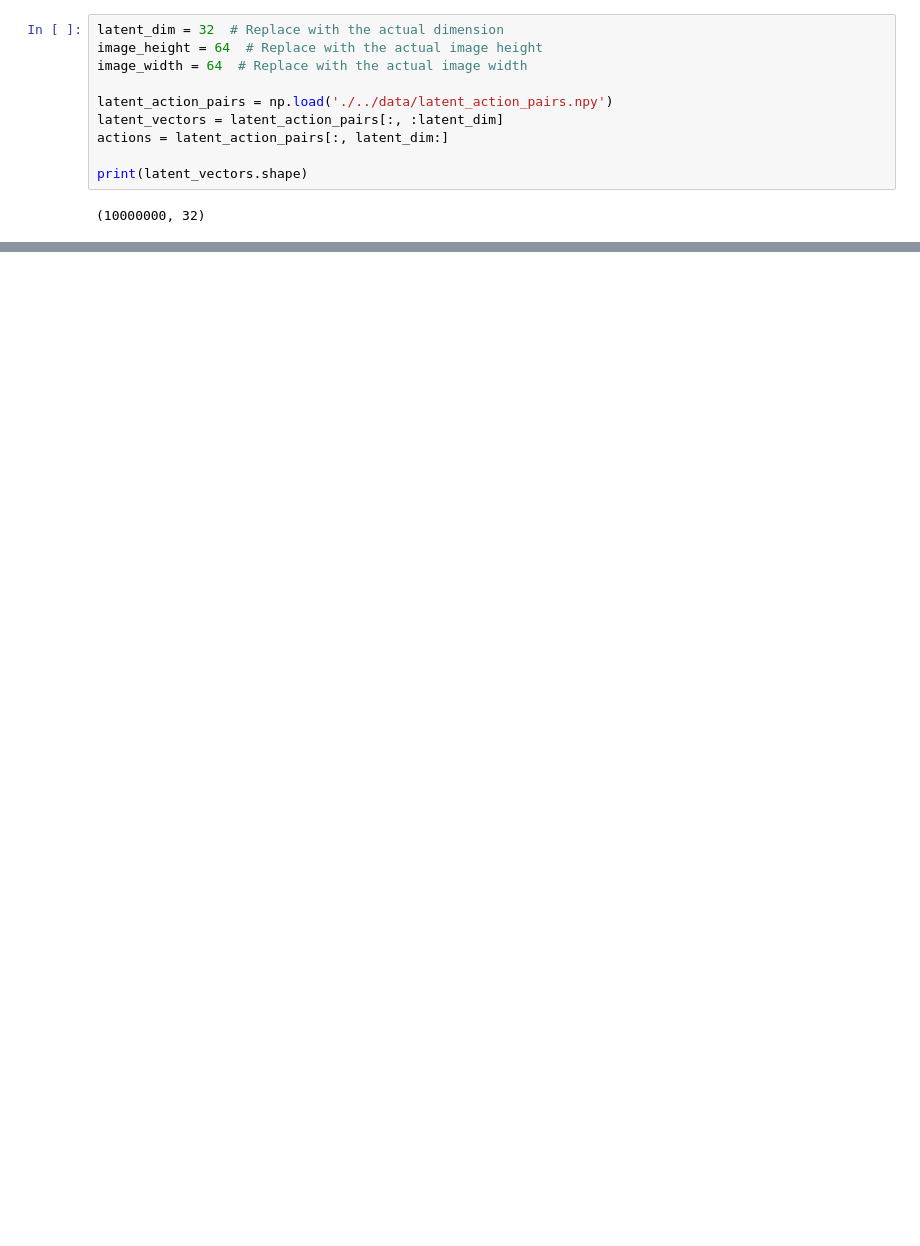
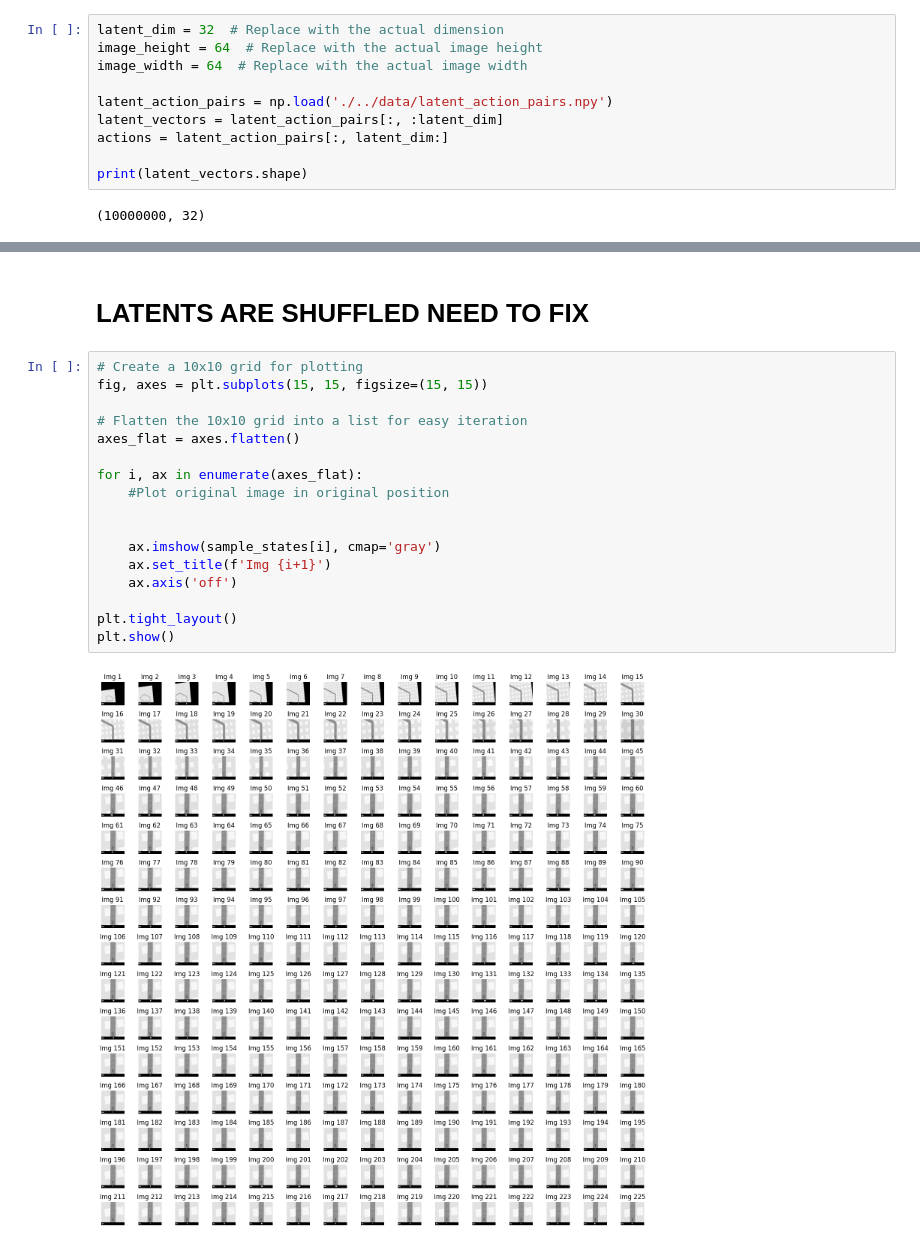
Before and after one commit to Dean-vA/World-Models, a Jupyter notebook: worldmodels1/notebooks/explore_data.ipynb, the cells around one changed output, grey strips where cells are left out. Cells and saved outputs as stored; diff of their text form; blank space fills up the shorter version.

```diff
--- a/worldmodels1/notebooks/explore_data.ipynb
+++ b/worldmodels1/notebooks/explore_data.ipynb
@@ -276 +395,22 @@ plt.show()
+# %% [markdown]
+# LATENTS ARE SHUFFLED NEED TO FIX
+# %%
+# Create a 10x10 grid for plotting
+fig, axes = plt.subplots(15, 15, figsize=(15, 15))
+
+# Flatten the 10x10 grid into a list for easy iteration
+axes_flat = axes.flatten()
+
+for i, ax in enumerate(axes_flat):
+    #Plot original image in original position
+
+
+    ax.imshow(sample_states[i], cmap='gray')
+    ax.set_title(f'Img {i+1}')
+    ax.axis('off')
+
+plt.tight_layout()
+plt.show()
+# %% [output]
+[figure, added]
 # %%
```
Also changed, not shown: parts of 7 cells of this notebook, 1 other file.
